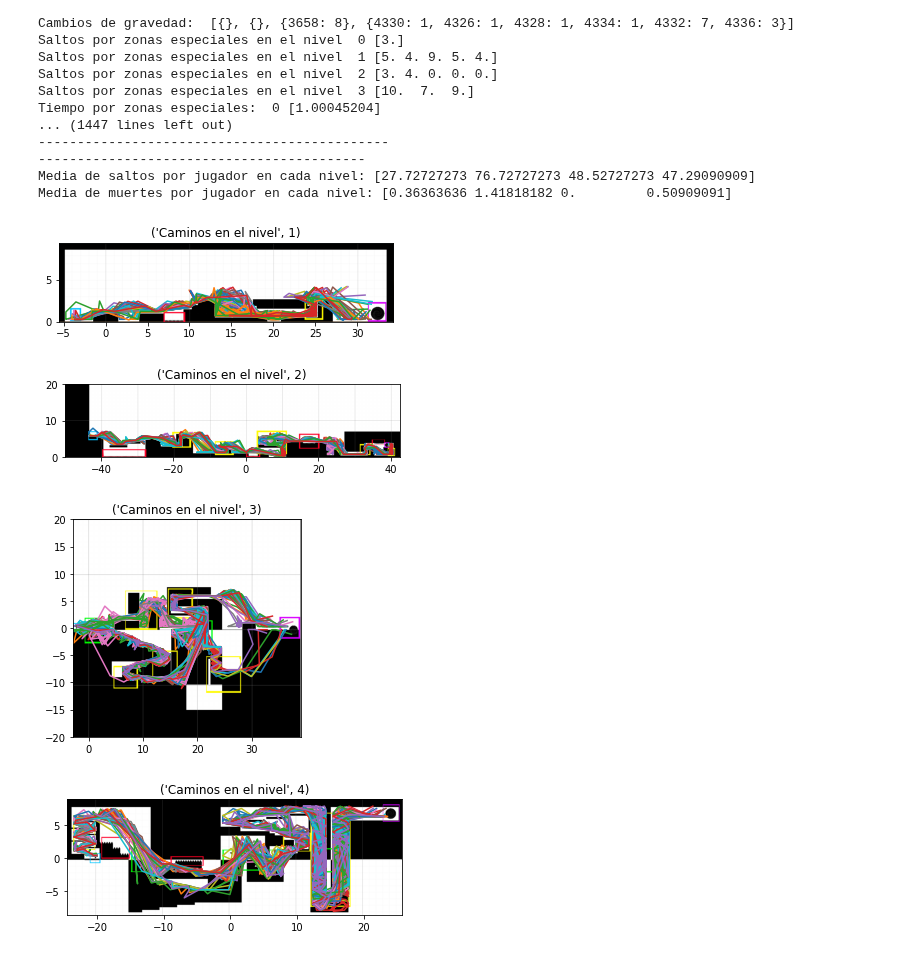
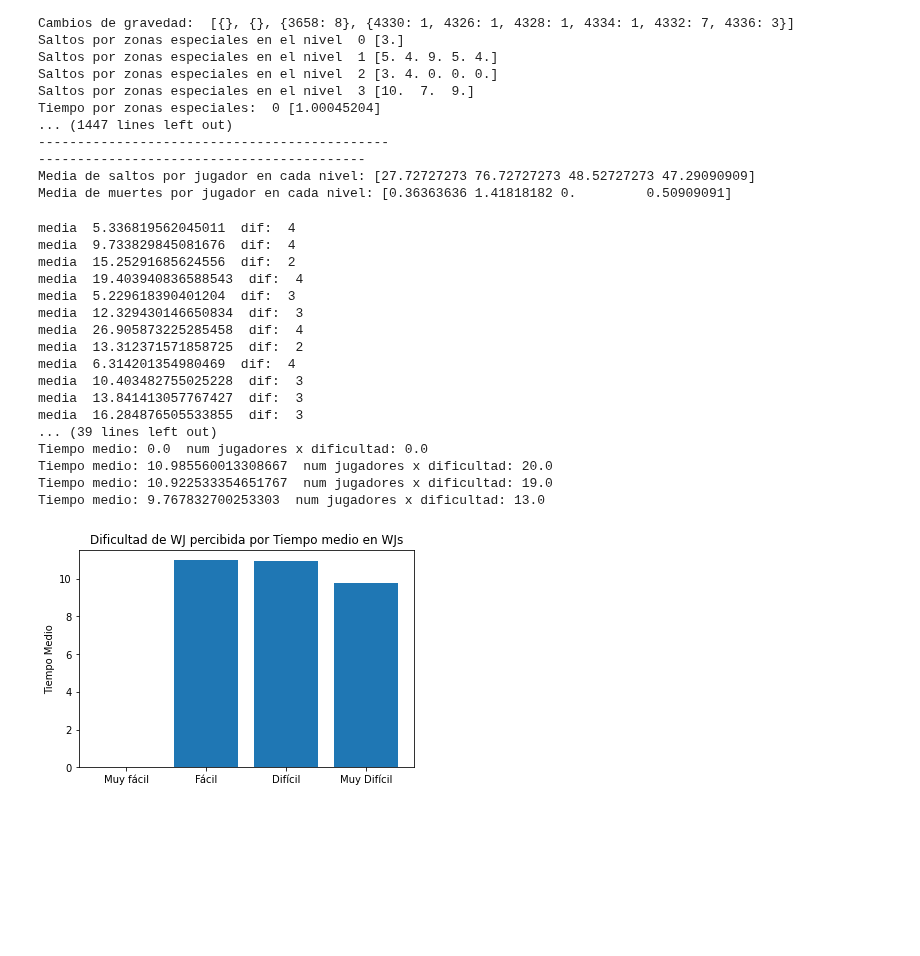
Before and after one commit to evalucas/UAJ, a Jupyter notebook: PoyectoFinal/test.ipynb, the cells around one changed output. Cells and saved outputs as stored; diff of their text form; code cells hidden in the pictures; blank space fills up the shorter version.

Commit message:
al final va por dificultad

```diff
--- a/PoyectoFinal/test.ipynb
+++ b/PoyectoFinal/test.ipynb
@@ -688,8 +688,8 @@ def graficoMediaMuertesVSExp():
 
         grafico_barras_apiladas(niveles,nivelesExperiencia,labels,'Niveles','Media de Muertes','Media de muertes por experiencia en videojuegos')
 
-def graficoExpPlataformasVsTiempoWallJump():
-        labels = ['Nada', 'Poca', 'Media', 'Mucha']
+def graficoDifWJVsTiempoWallJump():
+        labels = ['Muy fácil', 'Fácil', 'Difícil', 'Muy Difícil']
 
         poblacion = np.zeros(4)
         mediaTiempoWJ = np.zeros(4)
@@ -708,12 +708,13 @@ def graficoExpPlataformasVsTiempoWallJump():
                 if(zonas != 0):
                         media = np.mean(mediaJporNivel)
                         zonas=0
-                        print('media ', media)
+                        if (media > 100):
+                                continue
+                        print('media ', media, ' dif: ', p.walljump)
 
-                if (media > 100):
-                        continue
+
                 if(media != -1):
-                        dif=p.platformExp
+                        dif=p.walljump
                         if dif == '1':
                                 mediaTiempoWJ[0]+=media
                         elif dif == '2':
@@ -724,16 +725,17 @@ def graficoExpPlataformasVsTiempoWallJump():
                                 mediaTiempoWJ[3]+=media
 
 
-        poblacion = numJugadoresPorExp()
+        poblacion = numJugadoresPorDifWJ()
 
         for i in range(len(poblacion)):
-                print("Tiempo medio:", mediaTiempoWJ[i], " num jugadores x dificultad:", poblacion[i])
                 if(poblacion[i] != 0):
                         mediaTiempoWJ[i] /= poblacion[i]
+                print("Tiempo medio:", mediaTiempoWJ[i], " num jugadores x dificultad:", poblacion[i])
 
 
 
-        grafico_barras(labels,mediaTiempoWJ,'Dificultad de WJ percivida por Tiempo medio en WJs', '', 'Tiempo Medio')
+
+        grafico_barras(labels,mediaTiempoWJ,'Dificultad de WJ percibida por Tiempo medio en WJs', '', 'Tiempo Medio')
 
 
 def graficoTiempoVsExp():
@@ -754,36 +756,50 @@ def graficoTiempoVsExp():
                                         poblacion[0]+=1
                                 elif exp == '2':
                                         nivelesExperiencia[1][i]+=p.tiempoPorNivel[i]
                                         poblacion[1]+=1
                                 elif exp == '3':
                                         nivelesExperiencia[2][i]+=p.tiempoPorNivel[i]
                                         poblacion[2]+=1
                                 elif exp == '4':
                                         nivelesExperiencia[3][i]+=p.tiempoPorNivel[i]
                                         poblacion[3]+=1
 
         for i in range(len(poblacion)):
                 #print("muertes:", nivelesExperiencia[i], " num jugadores:", poblacion[i])
                 if(poblacion[i] != 0):
                         nivelesExperiencia[i] /= poblacion[i]
 
         grafico_barras_apiladas(niveles,nivelesExperiencia,labels,'Niveles','Tiempo medio por jugador','Tiempo que tardan en terminar el nivel según la experiencia general')
 
 #grafico_rangosEdad()
-#graficoExpPlataformasVsTiempoWallJump()
-grafico_paths()
+graficoDifWJVsTiempoWallJump()
+#grafico_paths()
 # graficoMuertesPorNivel()
 # graficoMuertesVSEdadNew()
 # graficoMediaMuertesVSExp()
 # graficoMediaMuertesVsDificultad()
 # graficoTiempoVsExp()
 
 #______________________#
 #graficoMuertesVSDificultad()
 #graficoMuertesVSExpGeneral()
 #graficoMuertesVSExpPlataformas()
 # %% [output]
+media  5.336819562045011  dif:  4
+media  9.733829845081676  dif:  4
+media  15.25291685624556  dif:  2
+media  19.403940836588543  dif:  4
+media  5.229618390401204  dif:  3
+media  12.329430146650834  dif:  3
+media  26.905873225285458  dif:  4
+media  13.312371571858725  dif:  2
+media  6.314201354980469  dif:  4
+media  10.403482755025228  dif:  3
+media  13.841413057767427  dif:  3
+media  16.284876505533855  dif:  3
+... (39 lines left out)
+Tiempo medio: 0.0  num jugadores x dificultad: 0.0
+Tiempo medio: 10.985560013308667  num jugadores x dificultad: 20.0
+Tiempo medio: 10.922533354651767  num jugadores x dificultad: 19.0
+Tiempo medio: 9.767832700253303  num jugadores x dificultad: 13.0
-[figure, old version]
+[figure, new version]
-[figure, removed]
-[figure, removed]
-[figure, removed]
```
